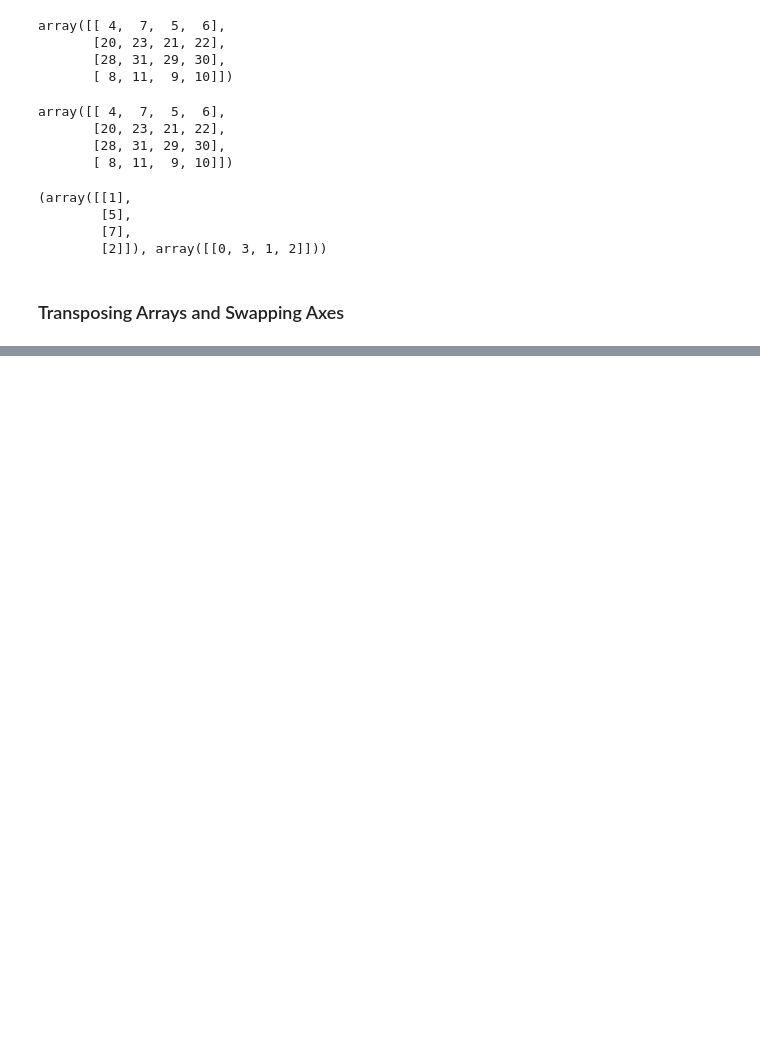
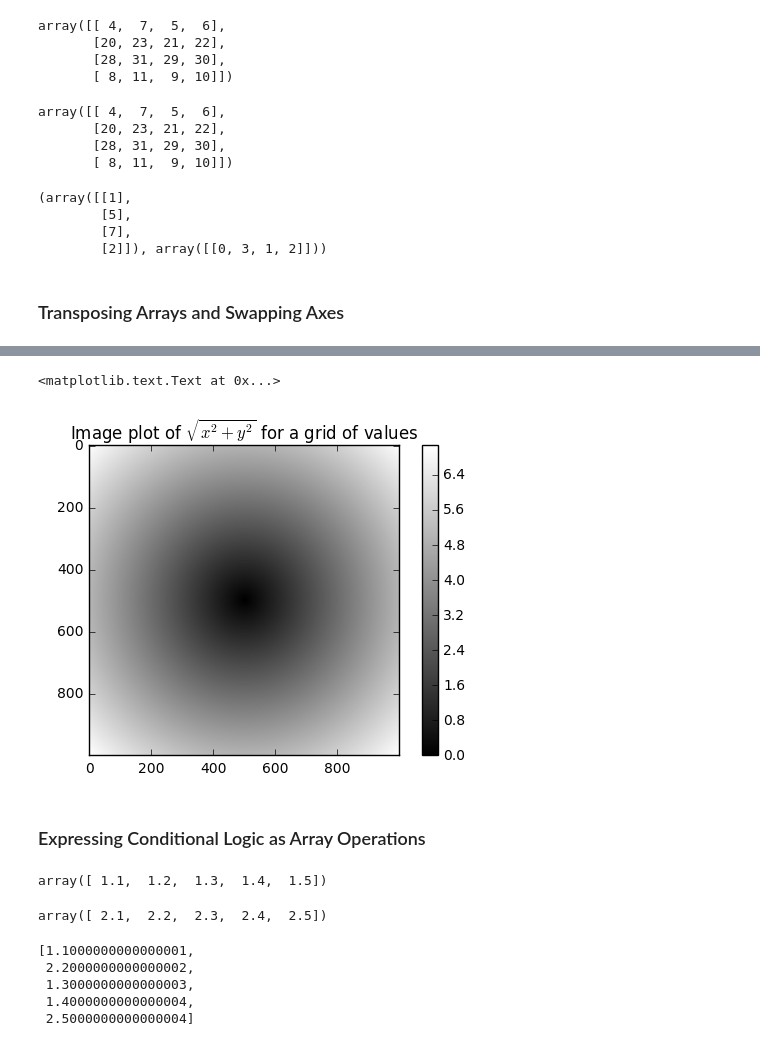
Before and after one commit to whatalnk/python-for-data-analysis, a Jupyter notebook: chap04.ipynb, the cells around one changed output, grey strips where cells are left out. Drawn from its saved outputs; the diff is of its cells as text; code cells hidden in the pictures; blank space fills up the shorter version.

```diff
--- a/chap04.ipynb
+++ b/chap04.ipynb
@@ -491,0 +591,5 @@ np.ix_([1,5,7,2], [0,3,1,2])
+# %%
+points = np.arange(-5, 5, 0.01)
+# %%
+xs, ys = np.meshgrid(points, points)
+ys
@@ -491,0 +606,2 @@ np.ix_([1,5,7,2], [0,3,1,2])
+# %%
+z = np.sqrt(xs ** 2 + ys ** 2)
@@ -491,0 +618,18 @@ np.ix_([1,5,7,2], [0,3,1,2])
+# %%
+plt.imshow(z, cmap=plt.cm.gray); plt.colorbar()
+plt.title("Image plot of $\sqrt{x^2 + y^2}$ for a grid of values")
+# %% [output]
+<matplotlib.text.Text at 0x...>
+[figure, added]
+# %% [markdown]
+### Expressing Conditional Logic as Array Operations
+# %%
+xarr = np.arange(1.1, 1.6, 0.1)
+xarr
+# %% [output]
+array([ 1.1,  1.2,  1.3,  1.4,  1.5])
+# %%
+yarr = np.arange(2.1, 2.6, 0.1)
+yarr
+# %% [output]
+array([ 2.1,  2.2,  2.3,  2.4,  2.5])
@@ -491,0 +638,9 @@ np.ix_([1,5,7,2], [0,3,1,2])
+# %%
+result = [(x if c else y) for x, y, c in zip(xarr, yarr, cond)]
+result
+# %% [output]
+[1.1000000000000001,
+ 2.2000000000000002,
+ 1.3000000000000003,
+ 1.4000000000000004,
+ 2.5000000000000004]
```
Also changed, not shown: parts of 126 cells of this notebook, 2 other files.
